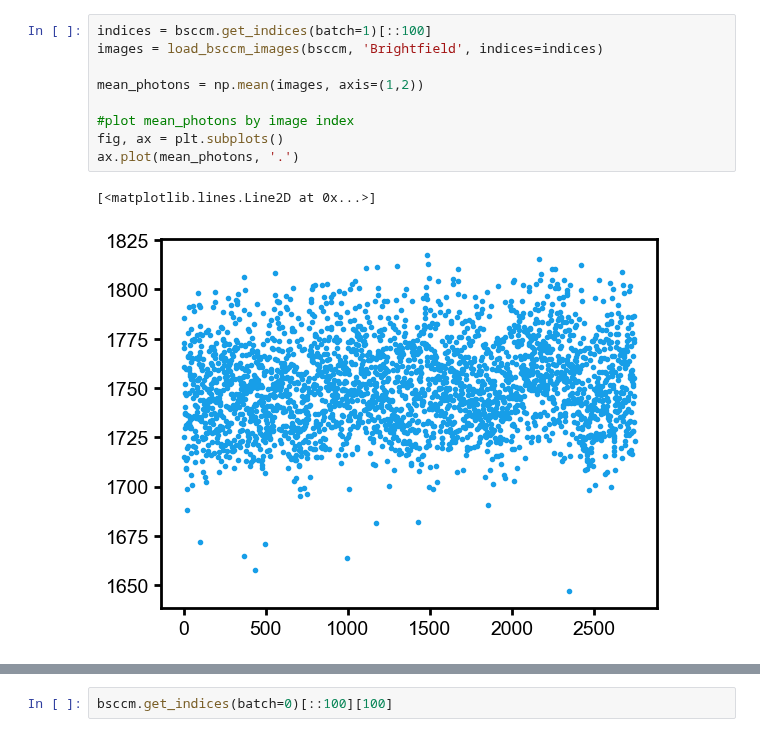
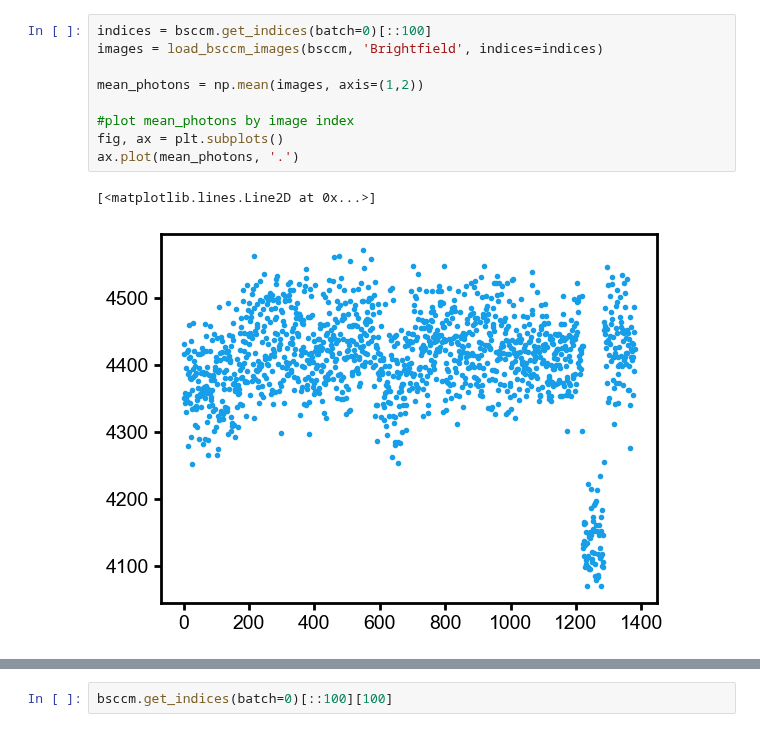
Before and after one commit to Waller-Lab/EncodingInformation, a Jupyter notebook: led_array/phenotyping_experiments/check_image_data_brightness.ipynb, the cells around one changed output, grey strips where cells are left out. Cells and saved outputs as stored; diff of their text form.

Commit message:
finalize plot making code

```diff
--- a/led_array/phenotyping_experiments/check_image_data_brightness.ipynb
+++ b/led_array/phenotyping_experiments/check_image_data_brightness.ipynb
@@ -45,13 +45,13 @@ ax.plot(mean_photons, '.')
 # %%
-indices = bsccm.get_indices(batch=1)[::100]
+indices = bsccm.get_indices(batch=0)[::100]
 images = load_bsccm_images(bsccm, 'Brightfield', indices=indices)
 
 mean_photons = np.mean(images, axis=(1,2))
 
 #plot mean_photons by image index
 fig, ax = plt.subplots()
 ax.plot(mean_photons, '.')
 # %% [output]
 [<matplotlib.lines.Line2D at 0x...>]
-[figure, old version]
+[figure, new version]
 # %%
```
Also changed, not shown: parts of 3 cells of this notebook, 33 other files.
